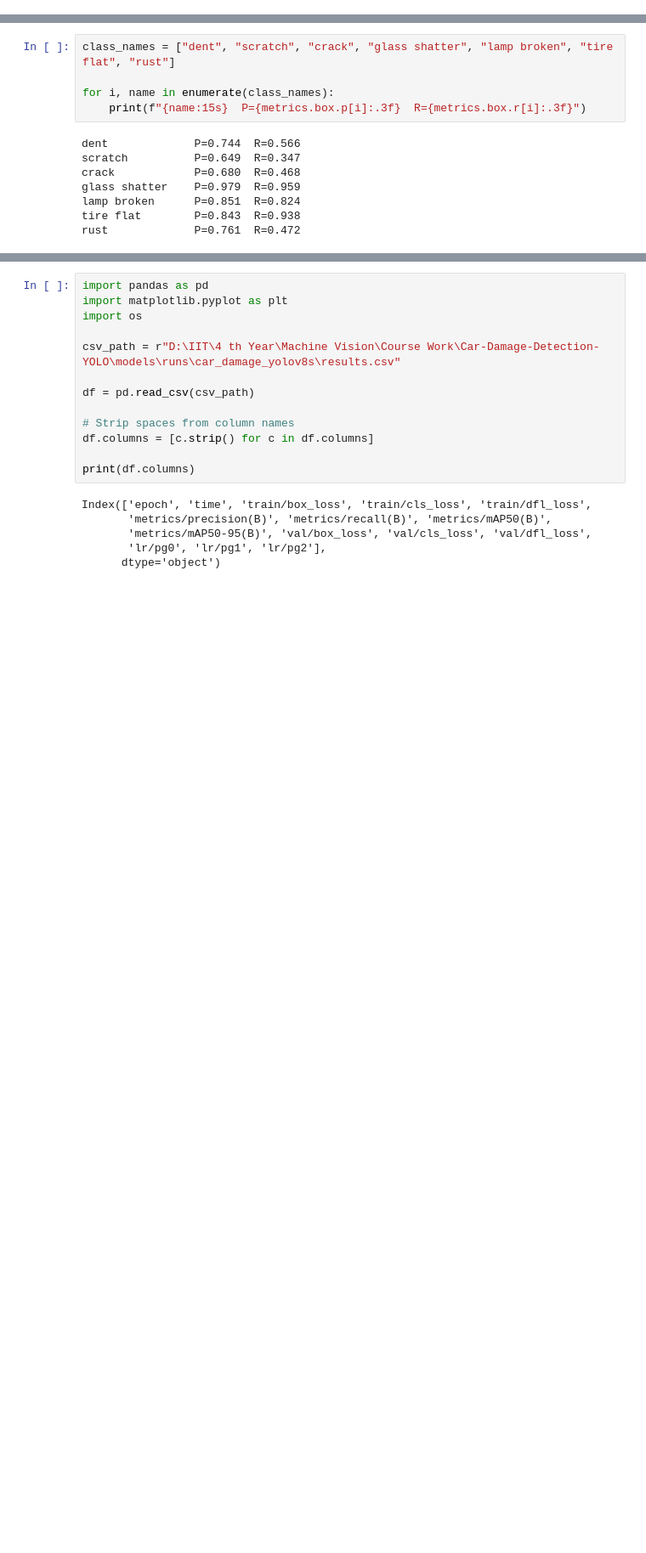
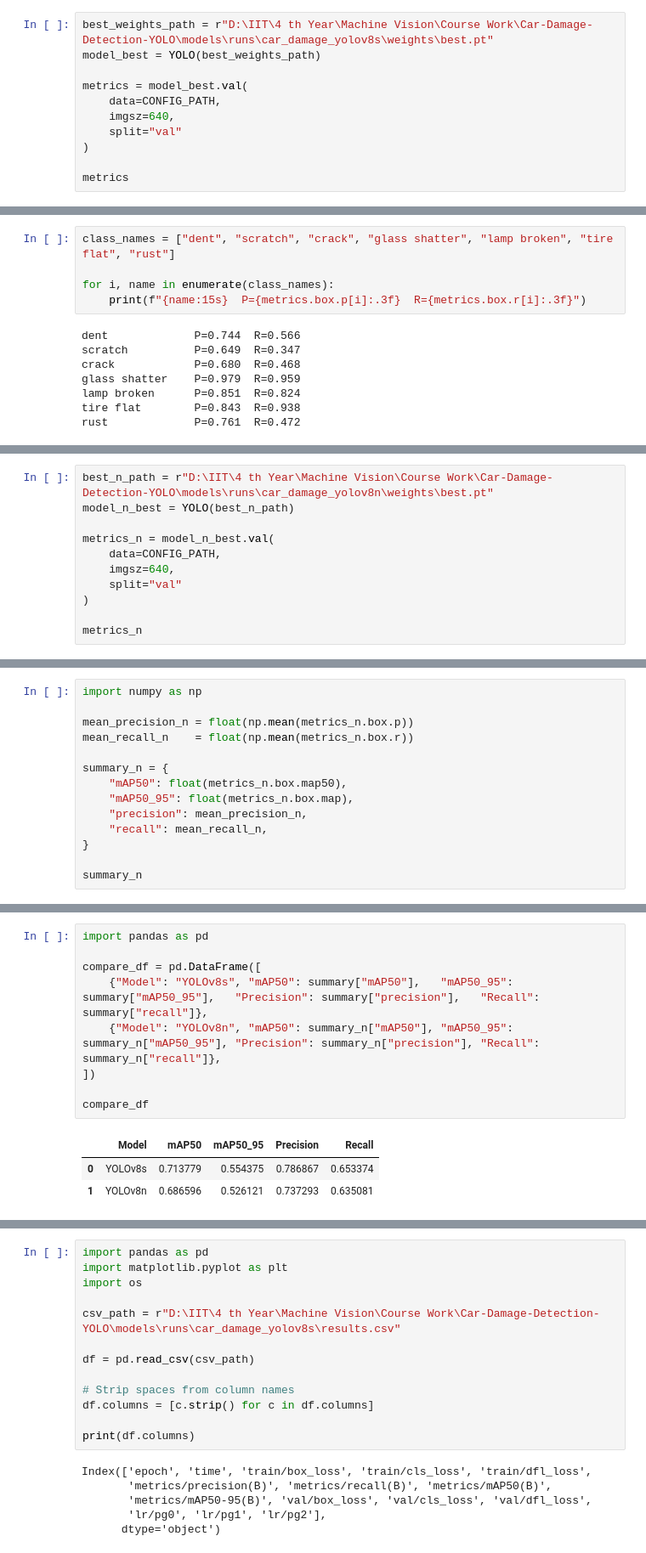
Before and after one commit to VanujaSooriyaarachchi/Car-Damage-Detection-YOLO, a Jupyter notebook: notebooks/car_damage_yolo.ipynb, the cells around one changed output, grey strips where cells are left out. Shown at 85% size. Cells and saved outputs as stored; diff of their text form; blank space fills up the shorter version.

```diff
--- a/notebooks/car_damage_yolo.ipynb
+++ b/notebooks/car_damage_yolo.ipynb
@@ -144,0 +115,11 @@ task: 'detect'
+# %%
+best_weights_path = r"D:\IIT\4 th Year\Machine Vision\Course Work\Car-Damage-Detection-YOLO\models\runs\car_damage_yolov8s\weights\best.pt"
+model_best = YOLO(best_weights_path)
+
+metrics = model_best.val(
+    data=CONFIG_PATH,
+    imgsz=640,
+    split="val"
+)
+
+metrics
@@ -176,0 +252,11 @@ rust             P=0.761  R=0.472
+# %%
+best_n_path = r"D:\IIT\4 th Year\Machine Vision\Course Work\Car-Damage-Detection-YOLO\models\runs\car_damage_yolov8n\weights\best.pt"
+model_n_best = YOLO(best_n_path)
+
+metrics_n = model_n_best.val(
+    data=CONFIG_PATH,
+    imgsz=640,
+    split="val"
+)
+
+metrics_n
@@ -176,0 +299,14 @@ rust             P=0.761  R=0.472
+# %%
+import numpy as np
+
+mean_precision_n = float(np.mean(metrics_n.box.p))
+mean_recall_n    = float(np.mean(metrics_n.box.r))
+
+summary_n = {
+    "mAP50": float(metrics_n.box.map50),
+    "mAP50_95": float(metrics_n.box.map),
+    "precision": mean_precision_n,
+    "recall": mean_recall_n,
+}
+
+summary_n
@@ -176,0 +320,13 @@ rust             P=0.761  R=0.472
+# %%
+import pandas as pd
+
+compare_df = pd.DataFrame([
+    {"Model": "YOLOv8s", "mAP50": summary["mAP50"],   "mAP50_95": summary["mAP50_95"],   "Precision": summary["precision"],   "Recall": summary["recall"]},
+    {"Model": "YOLOv8n", "mAP50": summary_n["mAP50"], "mAP50_95": summary_n["mAP50_95"], "Precision": summary_n["precision"], "Recall": summary_n["recall"]},
+])
+
+compare_df
+# %% [output]
+|  | Model | mAP50 | mAP50_95 | Precision | Recall |
+| 0 | YOLOv8s | 0.713779 | 0.554375 | 0.786867 | 0.653374 |
+| 1 | YOLOv8n | 0.686596 | 0.526121 | 0.737293 | 0.635081 |
```
Also changed, not shown: parts of 30 cells of this notebook, 20 other files.
